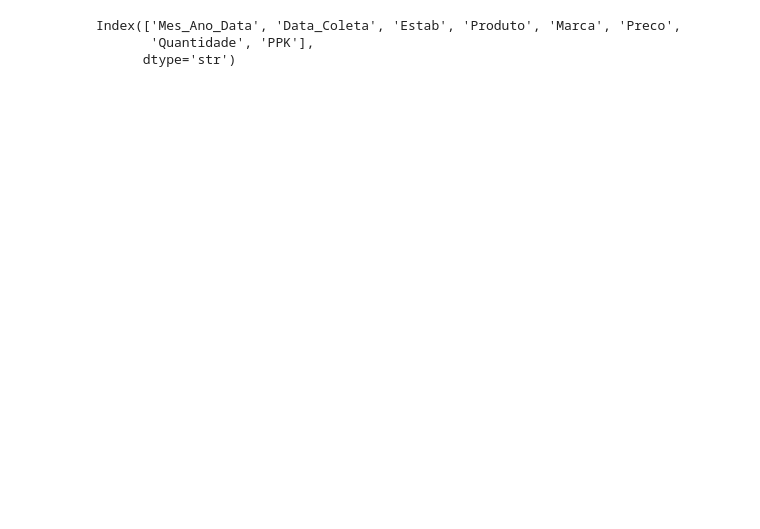
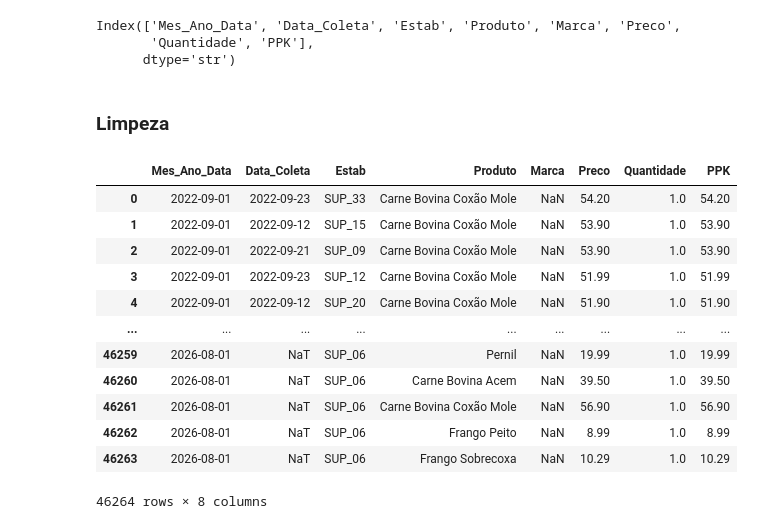
Before and after one commit to Teus-Andrezana/dados_cesta_basica, a Jupyter notebook: main.ipynb, the cells around one changed output. Saved outputs shown, nothing was run; the diff lists cells and outputs as text; code cells hidden in the pictures; blank space fills up the shorter version.

```diff
--- a/main.ipynb
+++ b/main.ipynb
@@ -16,3 +18,21 @@ df.columns
 Index(['Mes_Ano_Data', 'Data_Coleta', 'Estab', 'Produto', 'Marca', 'Preco',
        'Quantidade', 'PPK'],
       dtype='str')
+# %% [markdown]
+### Limpeza
+# %%
+df
+# %% [output]
+|  | Mes_Ano_Data | Data_Coleta | Estab | Produto | Marca | Preco | Quantidade | PPK |
+| 0 | 2022-09-01 | 2022-09-23 | SUP_33 | Carne Bovina Coxão Mole | NaN | 54.20 | 1.0 | 54.20 |
+| 1 | 2022-09-01 | 2022-09-12 | SUP_15 | Carne Bovina Coxão Mole | NaN | 53.90 | 1.0 | 53.90 |
+| 2 | 2022-09-01 | 2022-09-21 | SUP_09 | Carne Bovina Coxão Mole | NaN | 53.90 | 1.0 | 53.90 |
+| 3 | 2022-09-01 | 2022-09-23 | SUP_12 | Carne Bovina Coxão Mole | NaN | 51.99 | 1.0 | 51.99 |
+| 4 | 2022-09-01 | 2022-09-12 | SUP_20 | Carne Bovina Coxão Mole | NaN | 51.90 | 1.0 | 51.90 |
+| ... | ... | ... | ... | ... | ... | ... | ... | ... |
+| 46259 | 2026-08-01 | NaT | SUP_06 | Pernil | NaN | 19.99 | 1.0 | 19.99 |
+| 46260 | 2026-08-01 | NaT | SUP_06 | Carne Bovina Acem | NaN | 39.50 | 1.0 | 39.50 |
+| 46261 | 2026-08-01 | NaT | SUP_06 | Carne Bovina Coxão Mole | NaN | 56.90 | 1.0 | 56.90 |
+| 46262 | 2026-08-01 | NaT | SUP_06 | Frango Peito | NaN | 8.99 | 1.0 | 8.99 |
+| 46263 | 2026-08-01 | NaT | SUP_06 | Frango Sobrecoxa | NaN | 10.29 | 1.0 | 10.29 |
+46264 rows × 8 columns
```
Also changed, not shown: parts of 13 cells of this notebook, 1 other file.
